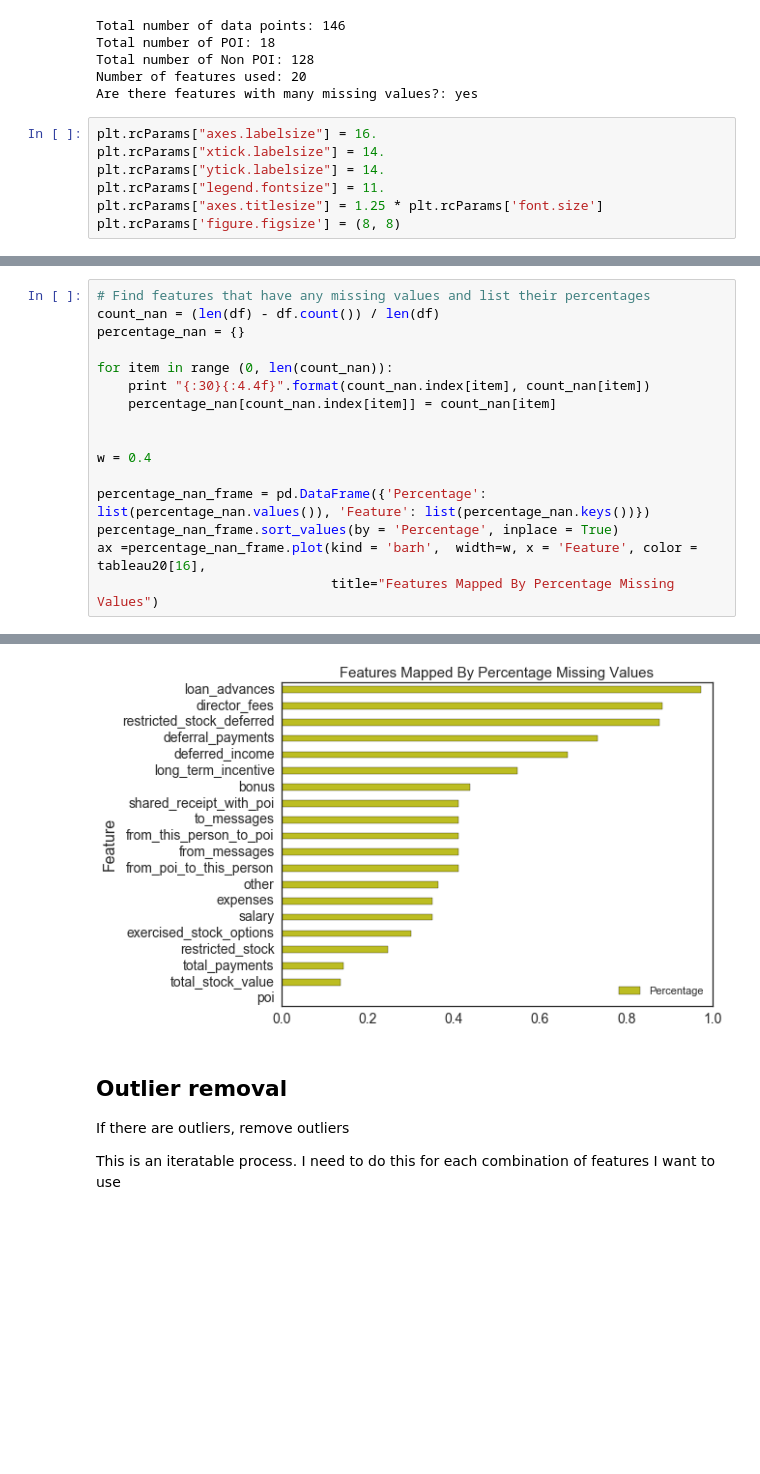
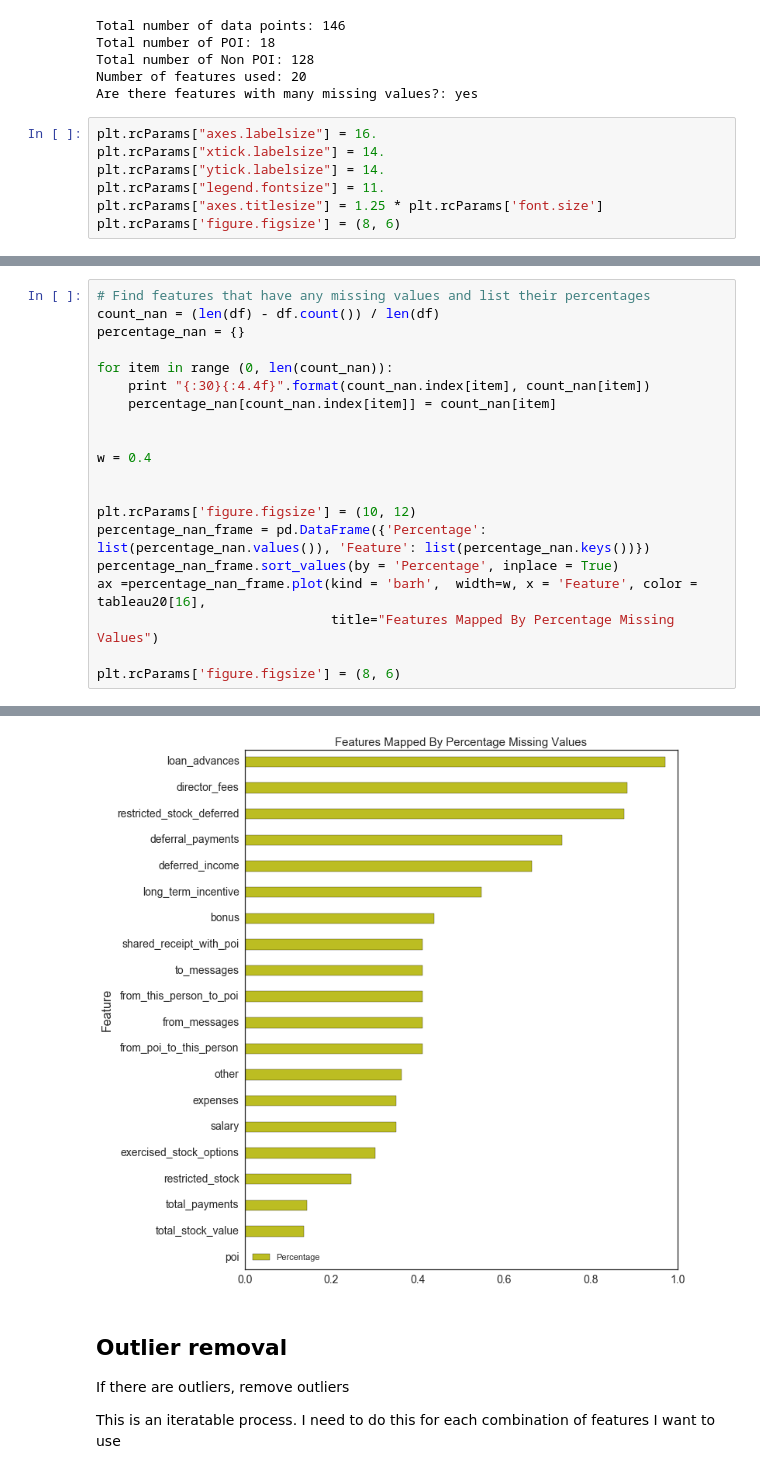
Before and after one commit to omoju/identifyFraudFromEnronEmail, a Jupyter notebook: IdentifyFraudFromEnronEmail.ipynb, the cells around one changed output, grey strips where cells are left out. Cells and saved outputs as stored; diff of their text form; blank space fills up the shorter version.

```diff
--- a/IdentifyFraudFromEnronEmail.ipynb
+++ b/IdentifyFraudFromEnronEmail.ipynb
@@ -120,7 +120,7 @@ plt.rcParams["xtick.labelsize"] = 14.
 plt.rcParams["ytick.labelsize"] = 14.
 plt.rcParams["legend.fontsize"] = 11.
 plt.rcParams["axes.titlesize"] = 1.25 * plt.rcParams['font.size']
-plt.rcParams['figure.figsize'] = (8, 8)
+plt.rcParams['figure.figsize'] = (8, 6)
 # %%
 p = df['poi'].plot(kind = 'hist', rot = 0)
 _ = p.set_xlabel('datapoint value'), p.set_ylabel("Frequency"), p.legend(["poi"])
@@ -138,34 +138,38 @@ for item in range (0, len(count_nan)):
     percentage_nan[count_nan.index[item]] = count_nan[item]
 
 
 w = 0.4
 
+
+plt.rcParams['figure.figsize'] = (10, 12)
 percentage_nan_frame = pd.DataFrame({'Percentage': list(percentage_nan.values()), 'Feature': list(percentage_nan.keys())})
 percentage_nan_frame.sort_values(by = 'Percentage', inplace = True)
 ax =percentage_nan_frame.plot(kind = 'barh',  width=w, x = 'Feature', color = tableau20[16],
                               title="Features Mapped By Percentage Missing Values")
+
+plt.rcParams['figure.figsize'] = (8, 6)
 # %% [output]
 poi                           0.0000
 bonus                         0.4384
 deferral_payments             0.7329
 deferred_income               0.6644
 director_fees                 0.8836
 exercised_stock_options       0.3014
 expenses                      0.3493
 from_messages                 0.4110
 from_poi_to_this_person       0.4110
 from_this_person_to_poi       0.4110
 loan_advances                 0.9726
 long_term_incentive           0.5479
 other                         0.3630
 restricted_stock              0.2466
 restricted_stock_deferred     0.8767
 salary                        0.3493
 shared_receipt_with_poi       0.4110
 to_messages                   0.4110
 total_payments                0.1438
 total_stock_value             0.1370
-[figure, old version]
+[figure, new version]
 # %% [markdown]
 ## Outlier removal
 If there are outliers, remove outliers
```
Also changed, not shown: parts of 2 cells of this notebook, 2 other files.
